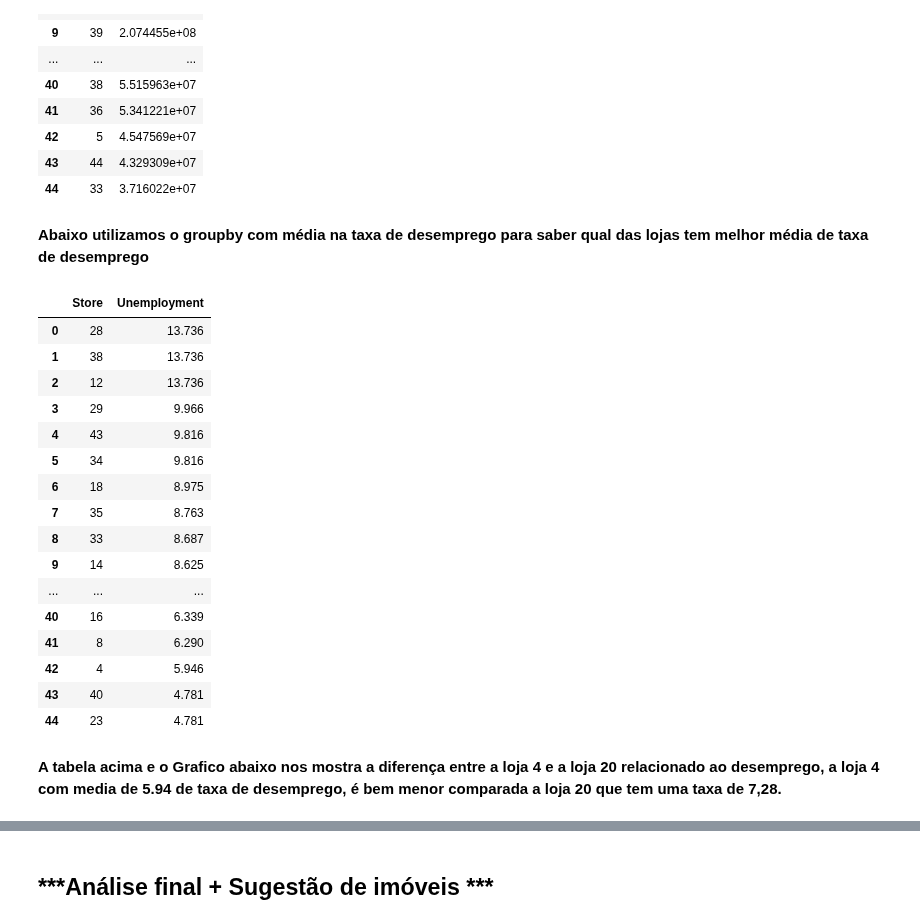
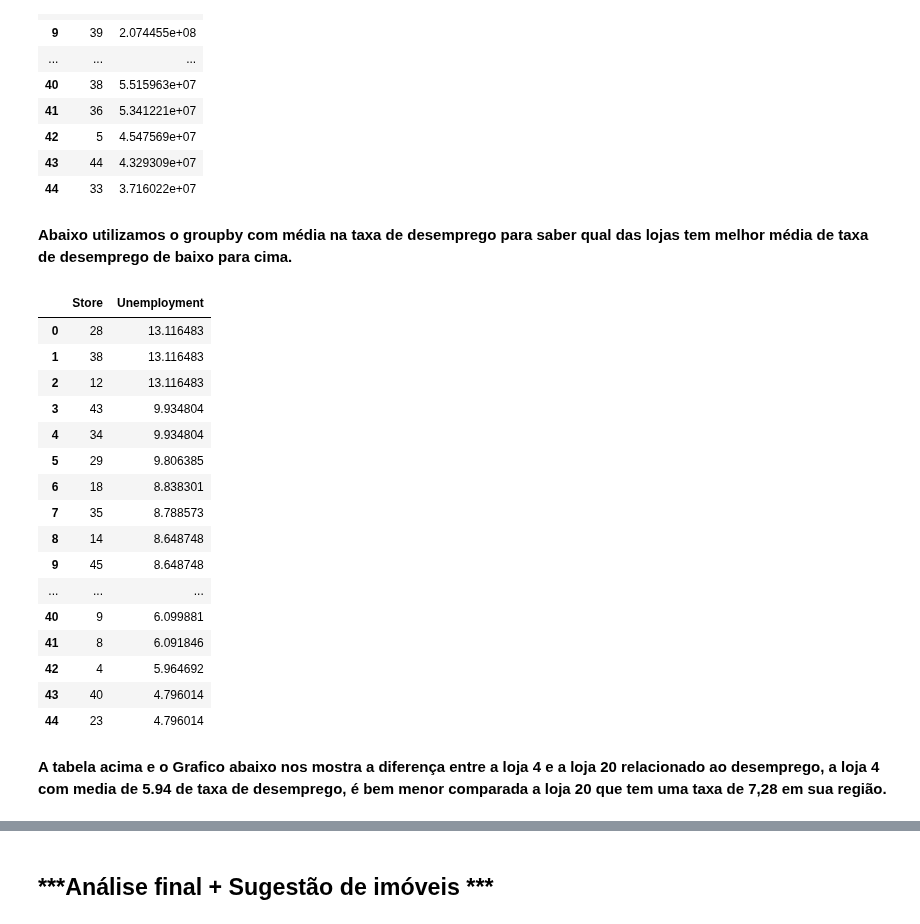
Before and after one commit to Adjalma/Mini-Projeto-DNC, a Jupyter notebook: Mini_Projeto_Walmart_DNC.ipynb, the cells around one changed output, grey strips where cells are left out. Drawn from its saved outputs; the diff is of its cells as text; code cells hidden in the pictures.

```diff
--- a/Mini_Projeto_Walmart_DNC.ipynb
+++ b/Mini_Projeto_Walmart_DNC.ipynb
@@ -115,4 +119,4 @@ df3
 | 43 | 44 | 4.329309e+07 |
 | 44 | 33 | 3.716022e+07 |
 # %% [markdown]
-**Abaixo utilizamos o groupby com média na taxa de desemprego para saber qual das lojas tem melhor média de taxa de desemprego**
+**Abaixo utilizamos o groupby com média na taxa de desemprego para saber qual das lojas tem melhor média de taxa de desemprego de baixo para cima.**
@@ -119,23 +125,23 @@ df3
 # %%
-df4 = walmart.groupby(['Store']).agg({'Unemployment': 'median'}).sort_values('Unemployment',ascending = False).reset_index()
+df4 = walmart.groupby(['Store']).agg({'Unemployment': 'mean'}).sort_values('Unemployment',ascending = False).reset_index()
 df4
 # %% [output]
 |  | Store | Unemployment |
-| 0 | 28 | 13.736 |
-| 1 | 38 | 13.736 |
-| 2 | 12 | 13.736 |
-| 3 | 29 | 9.966 |
-| 4 | 43 | 9.816 |
-| 5 | 34 | 9.816 |
-| 6 | 18 | 8.975 |
-| 7 | 35 | 8.763 |
-| 8 | 33 | 8.687 |
-| 9 | 14 | 8.625 |
+| 0 | 28 | 13.116483 |
+| 1 | 38 | 13.116483 |
+| 2 | 12 | 13.116483 |
+| 3 | 43 | 9.934804 |
+| 4 | 34 | 9.934804 |
+| 5 | 29 | 9.806385 |
+| 6 | 18 | 8.838301 |
+| 7 | 35 | 8.788573 |
+| 8 | 14 | 8.648748 |
+| 9 | 45 | 8.648748 |
 | ... | ... | ... |
-| 40 | 16 | 6.339 |
-| 41 | 8 | 6.290 |
-| 42 | 4 | 5.946 |
-| 43 | 40 | 4.781 |
-| 44 | 23 | 4.781 |
+| 40 | 9 | 6.099881 |
+| 41 | 8 | 6.091846 |
+| 42 | 4 | 5.964692 |
+| 43 | 40 | 4.796014 |
+| 44 | 23 | 4.796014 |
 # %% [markdown]
-**A tabela acima e o  Grafico abaixo nos mostra a diferença entre a loja 4 e a loja 20 relacionado ao desemprego, a loja 4 com media de 5.94 de taxa de desemprego, é bem menor comparada a loja 20 que tem uma taxa de 7,28.**
+**A tabela acima e o  Grafico abaixo nos mostra a diferença entre a loja 4 e a loja 20 relacionado ao desemprego, a loja 4 com media de 5.94 de taxa de desemprego, é bem menor comparada a loja 20 que tem uma taxa de 7,28 em sua região.**
```
Also changed, not shown: parts of 8 cells of this notebook.
